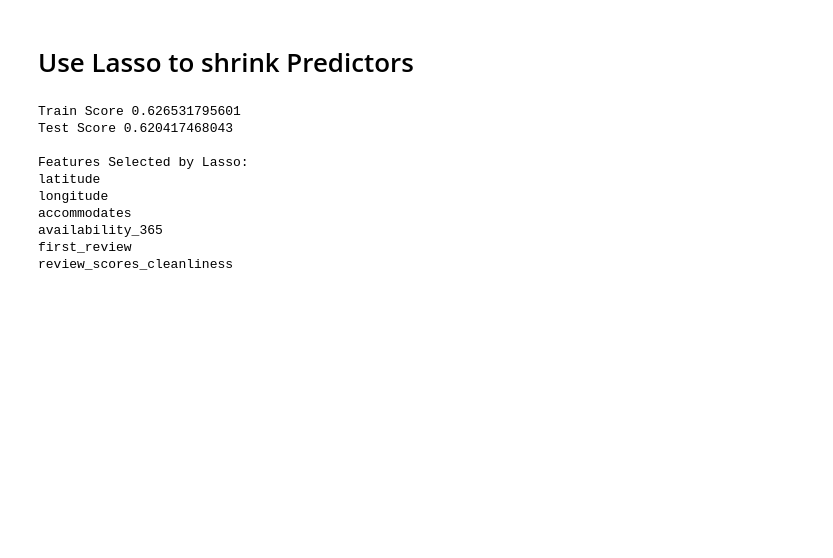
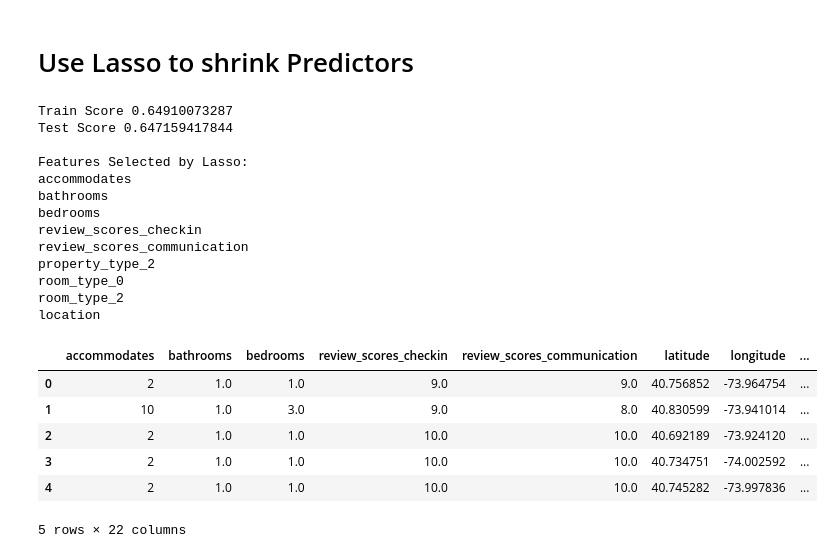
Before and after one commit to xwang146/cs109-airbnb-13, a Jupyter notebook: Code/03_code_for_delivery/042_predictor_selection.ipynb, the cells around one changed output. Saved outputs shown, nothing was run; the diff lists cells and outputs as text; code cells hidden in the pictures; blank space fills up the shorter version.

```diff
--- a/Code/03_code_for_delivery/042_predictor_selection.ipynb
+++ b/Code/03_code_for_delivery/042_predictor_selection.ipynb
@@ -175,7 +175,7 @@ from sklearn.linear_model import Lasso
 model = Pipeline([
             ("location", LocationPreprocessor()),
             ("normalize", StandardScaler()),
-            ("lasso", Lasso(alpha=0.05))
+            ("lasso", Lasso(alpha=0.02))
         ])
 
 model.fit(x_train, y_train)
@@ -184,19 +184,40 @@ print "Test Score", model.score(x_test, y_test)
 print
 
 coef = model.named_steps["lasso"].coef_
-columns = list(x.columns) + ["location"]
+columns = list(x_train.columns) + ["location"]
 print "Features Selected by Lasso:"
 for col, beta in zip(columns, coef):
     if beta != 0:
         print col
 # %% [output]
-Train Score 0.626531795601
-Test Score 0.620417468043
+Train Score 0.64910073287
+Test Score 0.647159417844
 
 Features Selected by Lasso:
-latitude
-longitude
 accommodates
-availability_365
-first_review
-review_scores_cleanliness
+bathrooms
+bedrooms
+review_scores_checkin
+review_scores_communication
+property_type_2
+room_type_0
+room_type_2
+location
+# %%
+#aggregate selected features from rfe and lasso
+#note we include all categorical variables of a category even if only some matter
+selected_features = ["accommodates", "bathrooms", "bedrooms", "review_scores_checkin",
+                     "review_scores_communication", "latitude", "longitude",
+                     "property_type_0", "property_type_1", "property_type_2", "property_type_3",
+                     "property_type_4", "property_type_5", "room_type_0", "room_type_1", "room_type_2",
+                     "bed_type_0", "bed_type_1", "bed_type_2", "bed_type_3", "bed_type_4", "beds"]
+selected = listing[selected_features]
+selected.head()
+# %% [output]
+|  | accommodates | bathrooms | bedrooms | review_scores_checkin | review_scores_communication | latitude | longitude | ... |
+| 0 | 2 | 1.0 | 1.0 | 9.0 | 9.0 | 40.756852 | -73.964754 | ... |
+| 1 | 10 | 1.0 | 3.0 | 9.0 | 8.0 | 40.830599 | -73.941014 | ... |
+| 2 | 2 | 1.0 | 1.0 | 10.0 | 10.0 | 40.692189 | -73.924120 | ... |
+| 3 | 2 | 1.0 | 1.0 | 10.0 | 10.0 | 40.734751 | -74.002592 | ... |
+| 4 | 2 | 1.0 | 1.0 | 10.0 | 10.0 | 40.745282 | -73.997836 | ... |
+5 rows × 22 columns
```
Also changed, not shown: parts of 1 cell of this notebook, 1 other file.
